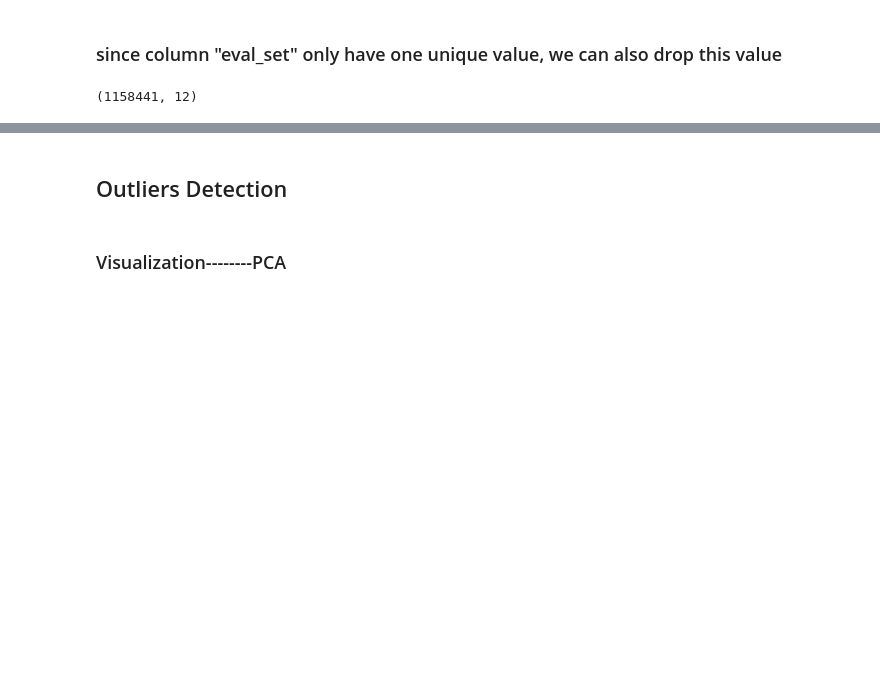
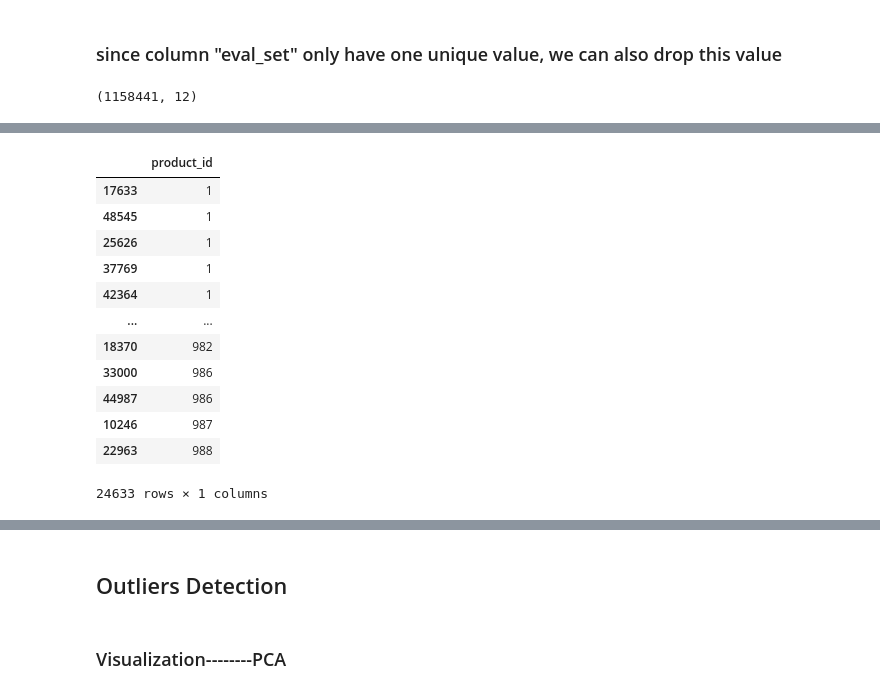
Before and after one commit to ireydiak/fraud_detection, a Jupyter notebook: TP2/Wanlin/preprocessing.ipynb, the cells around one changed output, grey strips where cells are left out. Saved outputs shown, nothing was run; the diff lists cells and outputs as text; code cells hidden in the pictures; blank space fills up the shorter version.

```diff
--- a/TP2/Wanlin/preprocessing.ipynb
+++ b/TP2/Wanlin/preprocessing.ipynb
@@ -148,0 +205,16 @@ df_merge.to_csv('df_merge.csv', index=False)
+# %%
+df_countProd.loc[df_countProd['product_id']<1000]
+# %% [output]
+|  | product_id |
+| 17633 | 1 |
+| 48545 | 1 |
+| 25626 | 1 |
+| 37769 | 1 |
+| 42364 | 1 |
+| ... | ... |
+| 18370 | 982 |
+| 33000 | 986 |
+| 44987 | 986 |
+| 10246 | 987 |
+| 22963 | 988 |
+24633 rows × 1 columns
```
Also changed, not shown: parts of 20 cells of this notebook, 2 other files.
